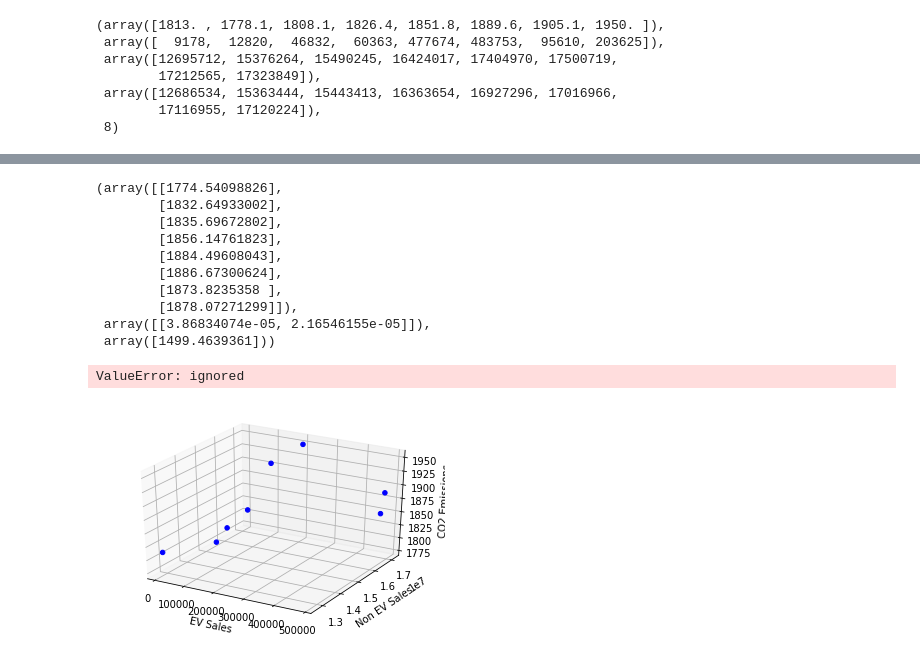
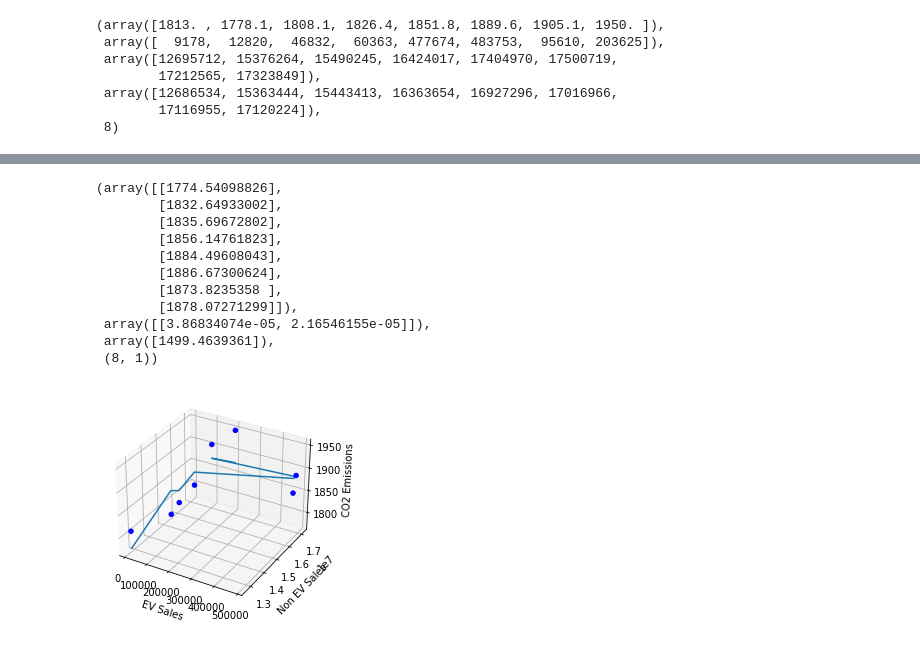
Before and after one commit to ykim879/machine.learning.project, a Jupyter notebook: linear_regression.ipynb, the cells around one changed output, grey strips where cells are left out. Saved outputs shown, nothing was run; the diff lists cells and outputs as text; code cells hidden in the pictures.

```diff
--- a/linear_regression.ipynb
+++ b/linear_regression.ipynb
@@ -151,7 +145,7 @@ y1 = co2emissions.reshape(-1,1)
 reg.fit(x1,y1)
 pred = reg.predict(x1)
 reg.set_params(normalize = True)
-pred,reg.coef_,reg.intercept_
+pred,reg.coef_,reg.intercept_,pred.shape
 # %% [output]
 (array([[1774.54098826],
         [1832.64933002],
@@ -162,21 +156,22 @@ pred,reg.coef_,reg.intercept_
         [1873.8235358 ],
         [1878.07271299]]),
  array([[3.86834074e-05, 2.16546155e-05]]),
- array([1499.4639361]))
+ array([1499.4639361]),
+ (8, 1))
 # %%
 #plotting linear regression
 fig = plt.figure()
 ax = fig.add_subplot(111, projection='3d')
 ax.scatter(evsales,nonevsales,co2emissions,c='blue',marker='o',alpha=1)
+ax.plot(evsales, nonevsales, pred.reshape(n_total))
 ax.set_xlabel('EV Sales')
 ax.set_ylabel('Non EV Sales')
 ax.set_zlabel('CO2 Emissions')
-x_surf, y_surf = np.meshgrid(np.linspace(evsales.min(), evsales.max(), n_total),np.linspace(nonevsales.min(), nonevsales.max(), n_total))
-ax.plot_surface(x_surf,y_surf,pred.reshape(x_surf.shape), color='None', alpha=0.01)
+#x_surf, y_surf = np.meshgrid(np.linspace(evsales.min(), evsales.max(), n_total),np.linspace(nonevsales.min(), nonevsales.max(), n_total))
+#ax.plot_surface(x_surf,y_surf,pred.reshape(x_surf.shape), color='None', alpha=0.01)
 plt.show()
 # %% [output]
-ValueError: ignored
-[figure, old version]
+[figure, new version]
 # %%
 #prediction using pca
 combine = np.column_stack((x,y)).T
```
Also changed, not shown: parts of 4 cells of this notebook.
